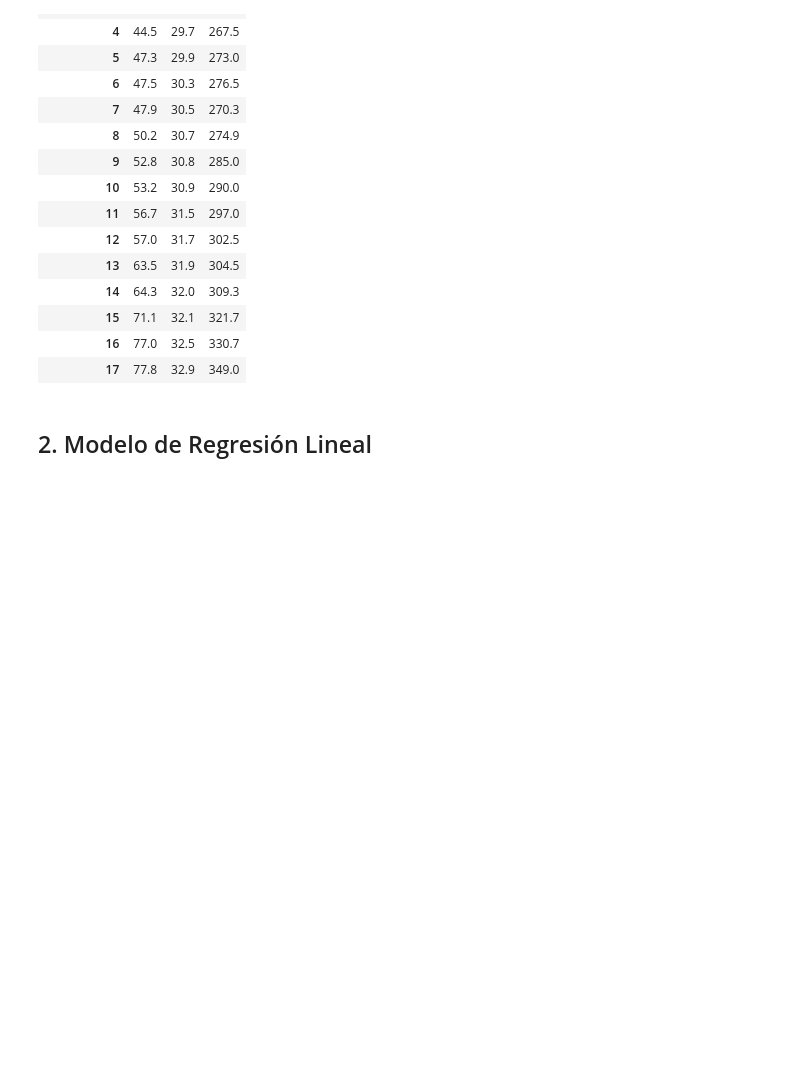
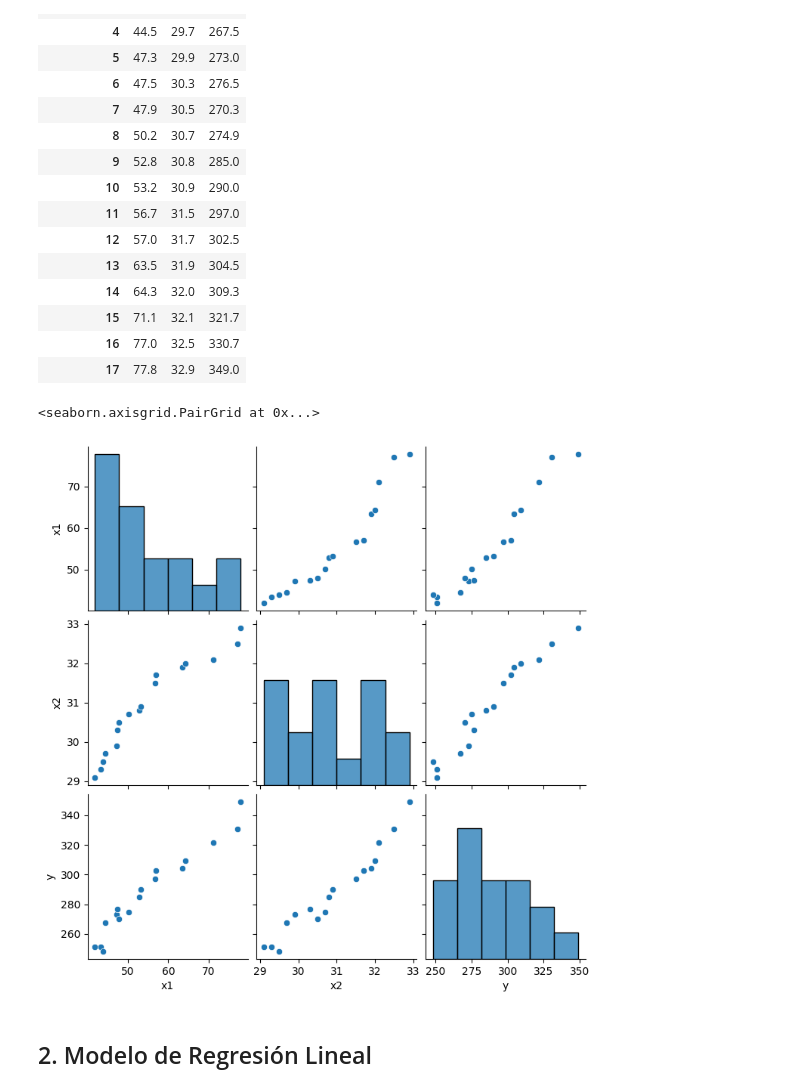
Before and after one commit to alexisuaguilaru/EstadisticaMultivariada, a Jupyter notebook: RegresionMultiple/Ejercicios/Ejercicio_01.ipynb, the cells around one changed output. Saved outputs shown, nothing was run; the diff lists cells and outputs as text; code cells hidden in the pictures; blank space fills up the shorter version.

```diff
--- a/RegresionMultiple/Ejercicios/Ejercicio_01.ipynb
+++ b/RegresionMultiple/Ejercicios/Ejercicio_01.ipynb
@@ -52,6 +51,11 @@ DataX = Experimentos[['x1','x2']].to_numpy()
 MatrizX = np.concat([np.ones((size_n,1)),DataX],axis=1)
 
 RealValuesY = Experimentos[['y']].to_numpy()
+# %%
+sns.pairplot(Experimentos)
+# %% [output]
+<seaborn.axisgrid.PairGrid at 0x...>
+[figure, added]
 # %% [markdown]
 ## 2. Modelo de Regresión Lineal
 # %% [markdown]
```
Also changed, not shown: parts of 7 cells of this notebook, 1 other file.
